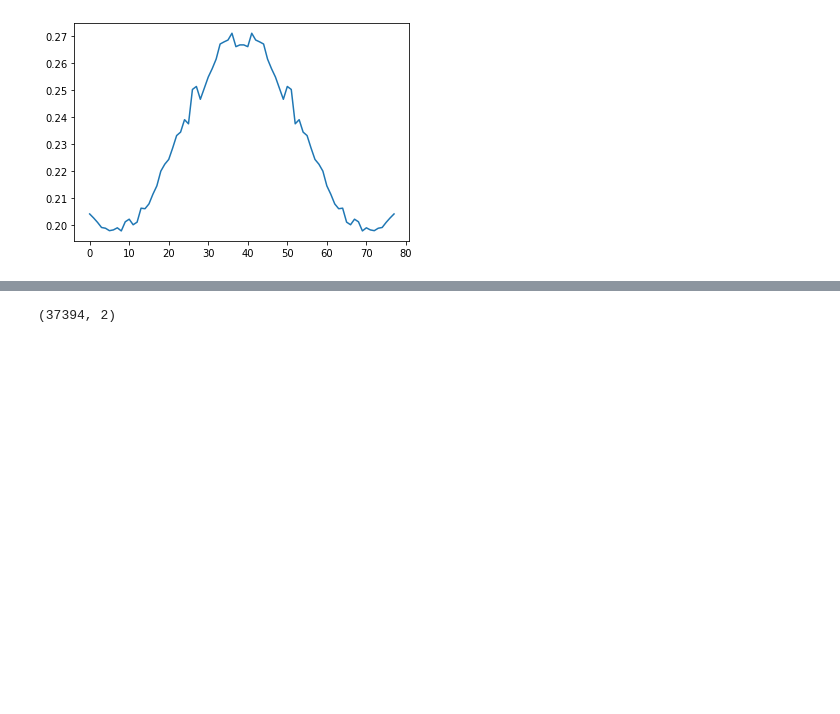
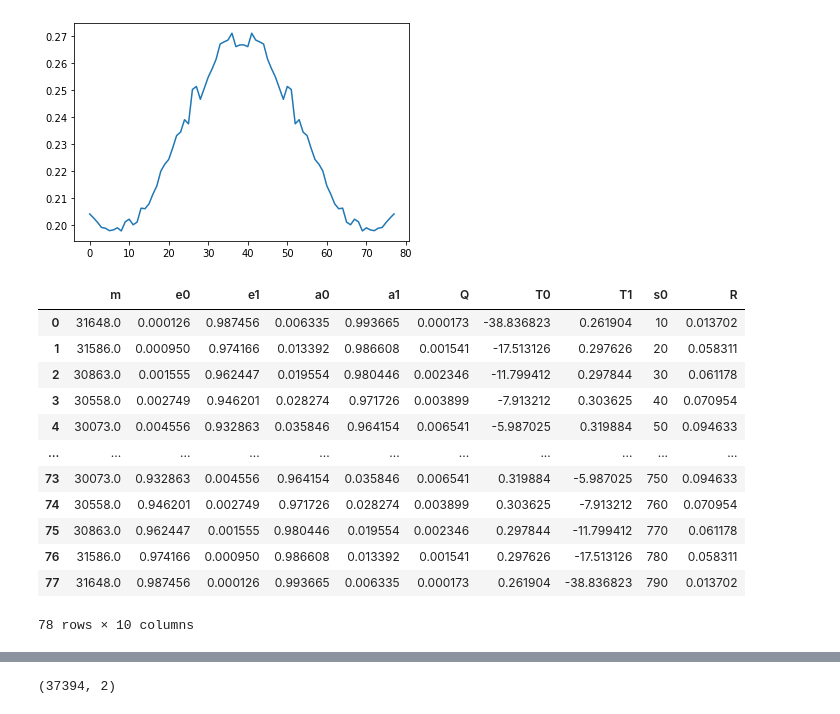
Before and after one commit to piratepeel/MultiscaleMixing, a Jupyter notebook: notebooks/Mixing vs. Community Size.ipynb, the cells around one changed output, grey strips where cells are left out. Cells and saved outputs as stored; diff of their text form; code cells hidden in the pictures; blank space fills up the shorter version.

```diff
--- a/notebooks/Mixing vs. Community Size.ipynb
+++ b/notebooks/Mixing vs. Community Size.ipynb
@@ -214,3 +214,20 @@ dff.Q.plot()
 # %% [output]
 <AxesSubplot:>
 [figure]
+# %%
+dff["R"] = dff["Q"] / (1 - (dff["a0"]**2 + dff["a1"]**2))
+dff
+# %% [output]
+|  | m | e0 | e1 | a0 | a1 | Q | T0 | T1 | s0 | R |
+| 0 | 31648.0 | 0.000126 | 0.987456 | 0.006335 | 0.993665 | 0.000173 | -38.836823 | 0.261904 | 10 | 0.013702 |
+| 1 | 31586.0 | 0.000950 | 0.974166 | 0.013392 | 0.986608 | 0.001541 | -17.513126 | 0.297626 | 20 | 0.058311 |
+| 2 | 30863.0 | 0.001555 | 0.962447 | 0.019554 | 0.980446 | 0.002346 | -11.799412 | 0.297844 | 30 | 0.061178 |
+| 3 | 30558.0 | 0.002749 | 0.946201 | 0.028274 | 0.971726 | 0.003899 | -7.913212 | 0.303625 | 40 | 0.070954 |
+| 4 | 30073.0 | 0.004556 | 0.932863 | 0.035846 | 0.964154 | 0.006541 | -5.987025 | 0.319884 | 50 | 0.094633 |
+| ... | ... | ... | ... | ... | ... | ... | ... | ... | ... | ... |
+| 73 | 30073.0 | 0.932863 | 0.004556 | 0.964154 | 0.035846 | 0.006541 | 0.319884 | -5.987025 | 750 | 0.094633 |
+| 74 | 30558.0 | 0.946201 | 0.002749 | 0.971726 | 0.028274 | 0.003899 | 0.303625 | -7.913212 | 760 | 0.070954 |
+| 75 | 30863.0 | 0.962447 | 0.001555 | 0.980446 | 0.019554 | 0.002346 | 0.297844 | -11.799412 | 770 | 0.061178 |
+| 76 | 31586.0 | 0.974166 | 0.000950 | 0.986608 | 0.013392 | 0.001541 | 0.297626 | -17.513126 | 780 | 0.058311 |
+| 77 | 31648.0 | 0.987456 | 0.000126 | 0.993665 | 0.006335 | 0.000173 | 0.261904 | -38.836823 | 790 | 0.013702 |
+78 rows × 10 columns
```
Also changed, not shown: parts of 12 cells of this notebook, 2 other files.
